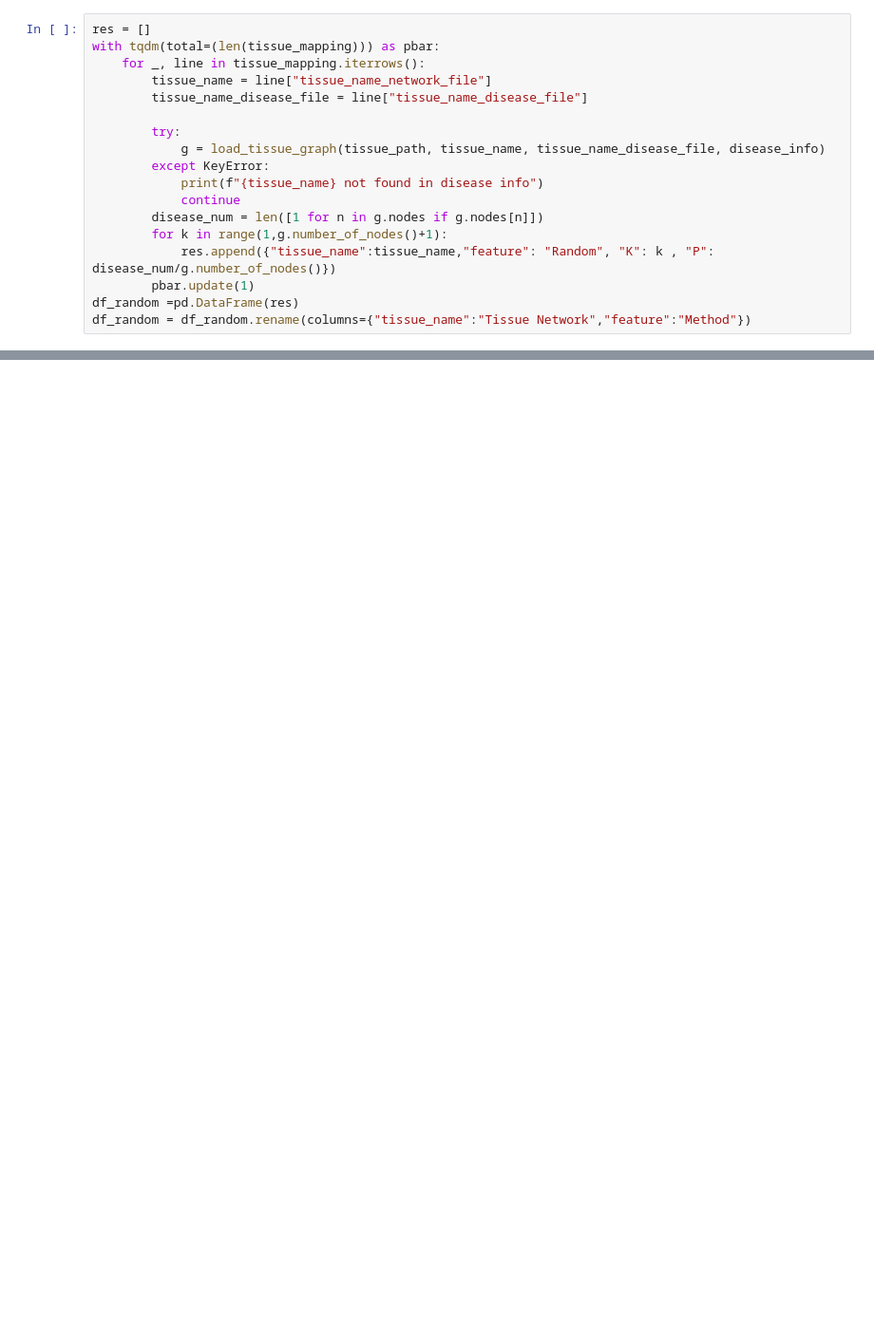
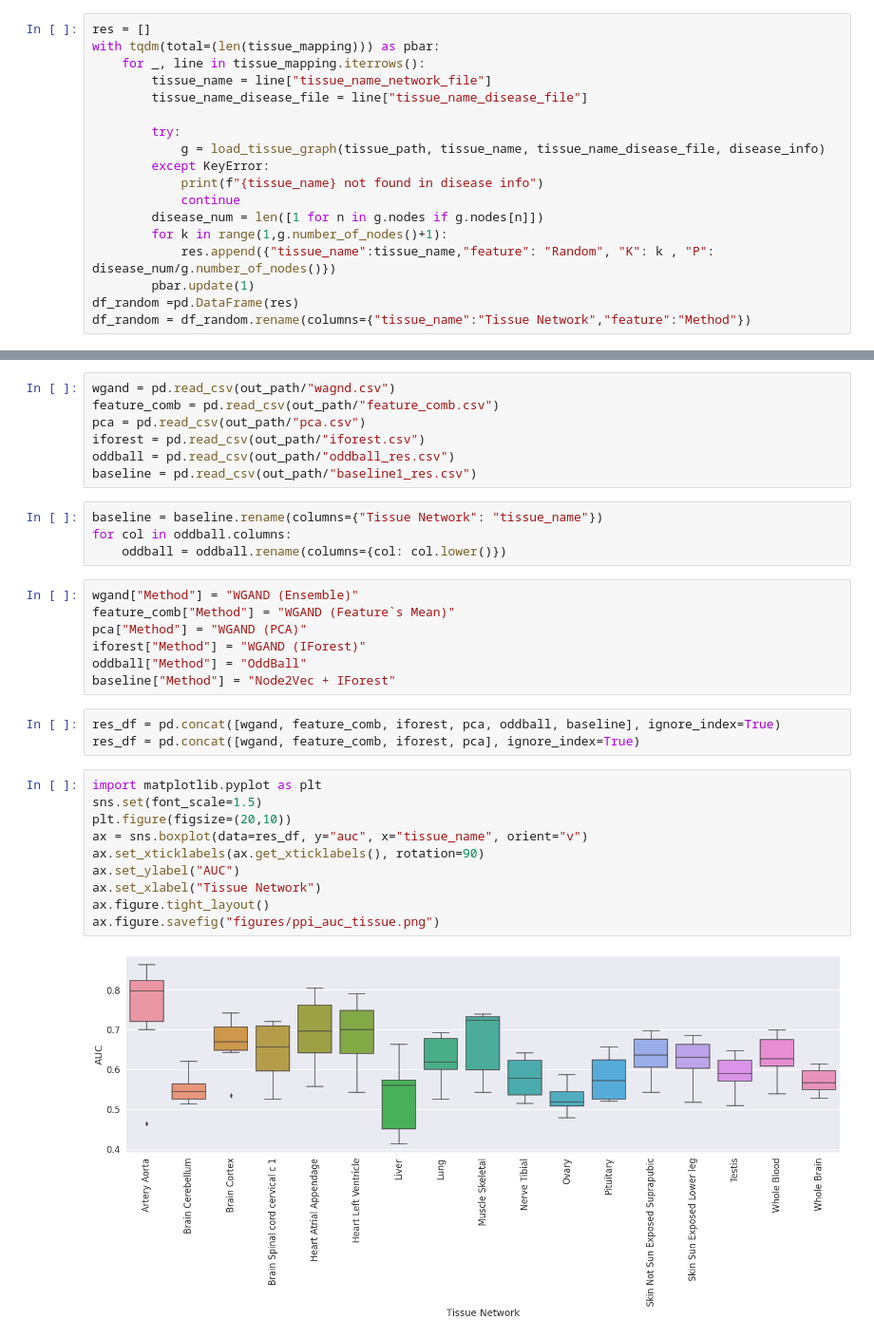
Before and after one commit to data4goodlab/wgand, a Jupyter notebook: Baselines.ipynb, the cells around one changed output, grey strips where cells are left out. Shown at 95% size. Drawn from its saved outputs; the diff is of its cells as text; blank space fills up the shorter version.

```diff
--- a/Baselines.ipynb
+++ b/Baselines.ipynb
@@ -836,0 +747,33 @@ g = sns.relplot(data=df_concat[df_concat.K<500],x="K", y="P", hue="Method", col=
+# %%
+wgand = pd.read_csv(out_path/"wagnd.csv")
+feature_comb = pd.read_csv(out_path/"feature_comb.csv")
+pca = pd.read_csv(out_path/"pca.csv")
+iforest = pd.read_csv(out_path/"iforest.csv")
+oddball = pd.read_csv(out_path/"oddball_res.csv")
+baseline = pd.read_csv(out_path/"baseline1_res.csv")
+# %%
+baseline = baseline.rename(columns={"Tissue Network": "tissue_name"})
+for col in oddball.columns:
+    oddball = oddball.rename(columns={col: col.lower()})
+# %%
+wgand["Method"] = "WGAND (Ensemble)"
+feature_comb["Method"] = "WGAND (Feature`s Mean)"
+pca["Method"] = "WGAND (PCA)"
+iforest["Method"] = "WGAND (IForest)"
+oddball["Method"] = "OddBall"
+baseline["Method"] = "Node2Vec + IForest"
+# %%
+res_df = pd.concat([wgand, feature_comb, iforest, pca, oddball, baseline], ignore_index=True)
+res_df = pd.concat([wgand, feature_comb, iforest, pca], ignore_index=True)
+# %%
+import matplotlib.pyplot as plt
+sns.set(font_scale=1.5)
+plt.figure(figsize=(20,10))
+ax = sns.boxplot(data=res_df, y="auc", x="tissue_name", orient="v")
+ax.set_xticklabels(ax.get_xticklabels(), rotation=90)
+ax.set_ylabel("AUC")
+ax.set_xlabel("Tissue Network")
+ax.figure.tight_layout()
+ax.figure.savefig("figures/ppi_auc_tissue.png")
+# %% [output]
+[figure, added]
```
Also changed, not shown: parts of 70 cells of this notebook, 1 other file.
